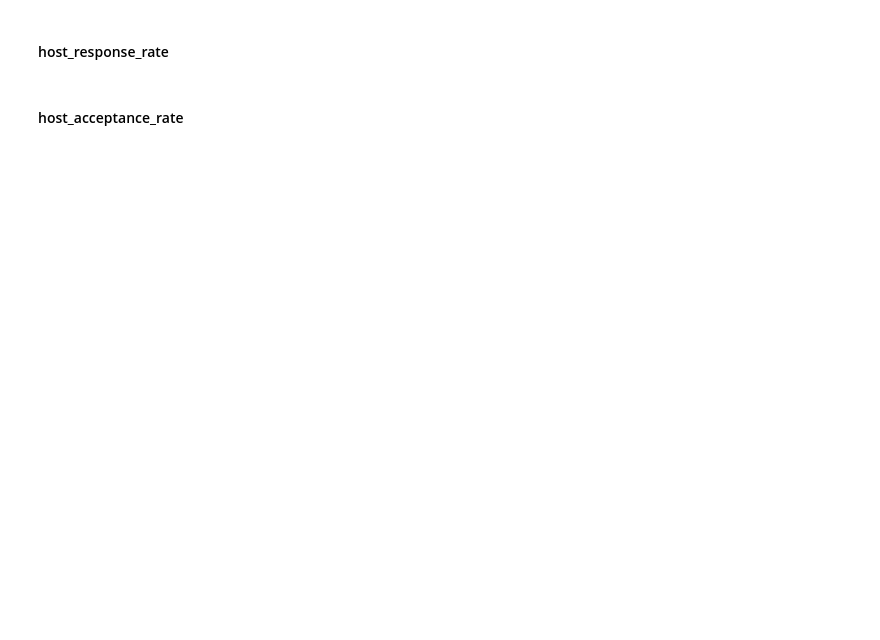
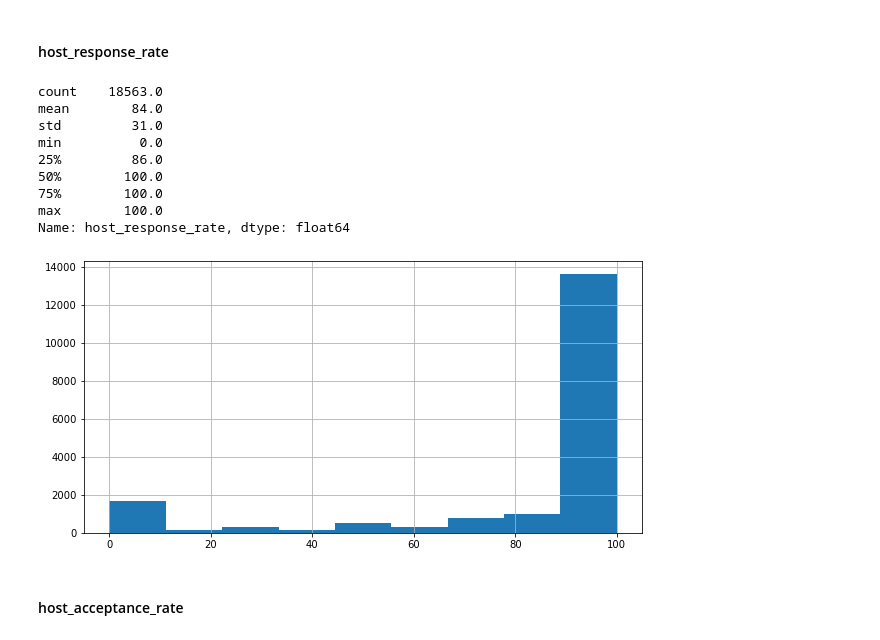
Before and after one commit to marinatakii/airbnb_pricing_prediction, a Jupyter notebook: airbnb_clean.ipynb, the cells around one changed output. Cells and saved outputs as stored; diff of their text form; code cells hidden in the pictures; blank space fills up the shorter version.

```diff
--- a/airbnb_clean.ipynb
+++ b/airbnb_clean.ipynb
@@ -32,7 +35,7 @@ from lime import lime_tabular
 ### Importing data
 # %%
 # Reading data
-df_raw = pd.read_csv('/Users/marina/Desktop/airbnb/data/listings 2.csv')
+df_raw = pd.read_csv('/Users/marina/airbnb/data/listings 2.csv')
 pd.set_option('display.max_columns', None)
 pd.set_option('display.max_rows', None)
 
@@ -116,7 +200,4 @@ abnb.loc[:,'bathrooms'] = bathrooms
 abnb.loc[:,'text'] = abnb['bathrooms_text'].str.lower()
 abnb.loc[abnb['text'].str.contains('shared'), 'shared_bathroom'] = 1
 abnb.loc[:,'shared_bathroom'] = abnb['shared_bathroom'].fillna(0).astype('int64')
-abnb = abnb.drop(['text'], axis=1)
-abnb.head(100)
-#teste = teste[df["shared_bathroom"] == 1]
-#teste
+abnb = abnb.drop(['text', 'bathrooms_text'], axis=1)
@@ -195,15 +316,17 @@ abnb.iloc[:5, 54:]
 # %%
 # Replacing nulls with zeros for new columns
-#replace_nulls = abnb.iloc[:,54:].columns
-replace_nulls = abnb.iloc[:,44:].columns
-abnb[replace_nulls] = abnb[replace_nulls].fillna(0)
+cols_to_replace_nulls = abnb.iloc[:,53:].columns
+abnb[cols_to_replace_nulls] = abnb[cols_to_replace_nulls].fillna(0)
 
 # Produces a list of amenity features where one category (true or false) contains fewer than 10% of listings
 infrequent_amenities = []
-for col in abnb.iloc[:,54:].columns:
-    if abnb[col].sum() < len(abnb)/10:
+for col in abnb.iloc[:,53:].columns:
+    if abnb[col].sum() < len(df)/10:
         infrequent_amenities.append(col)
 print(infrequent_amenities)
 
 # Dropping infrequent amenity features
 abnb.drop(infrequent_amenities, axis=1, inplace=True)
+
+# Dropping the original amenity feature
+abnb.drop('amenities', axis=1, inplace=True)
@@ -253,8 +400,19 @@ abnb.host_response_time.hist(figsize=(10,5), bins=9);
 # %% [markdown]
 #### host_response_rate
 # %%
-#abnb.host_response_rate = abnb.host_response_rate.str[:-1].astype('float64')
+abnb.host_response_rate = abnb.host_response_rate.str[:-1].astype('float64')
 abnb.host_response_rate.hist(figsize=(10,5), bins=9);
 round(abnb['host_response_rate'].describe())
+# %% [output]
+count    18563.0
+mean        84.0
+std         31.0
+min          0.0
+25%         86.0
+50%        100.0
+75%        100.0
+max        100.0
+Name: host_response_rate, dtype: float64
+[figure, added]
 # %% [markdown]
 #### host_acceptance_rate
```
Also changed, not shown: parts of 98 cells of this notebook.
